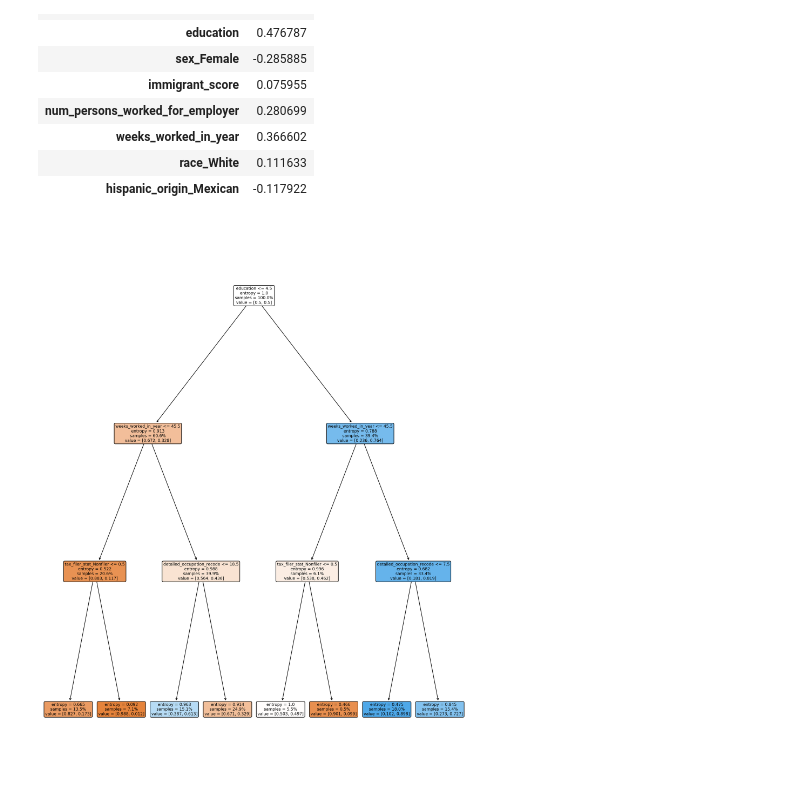
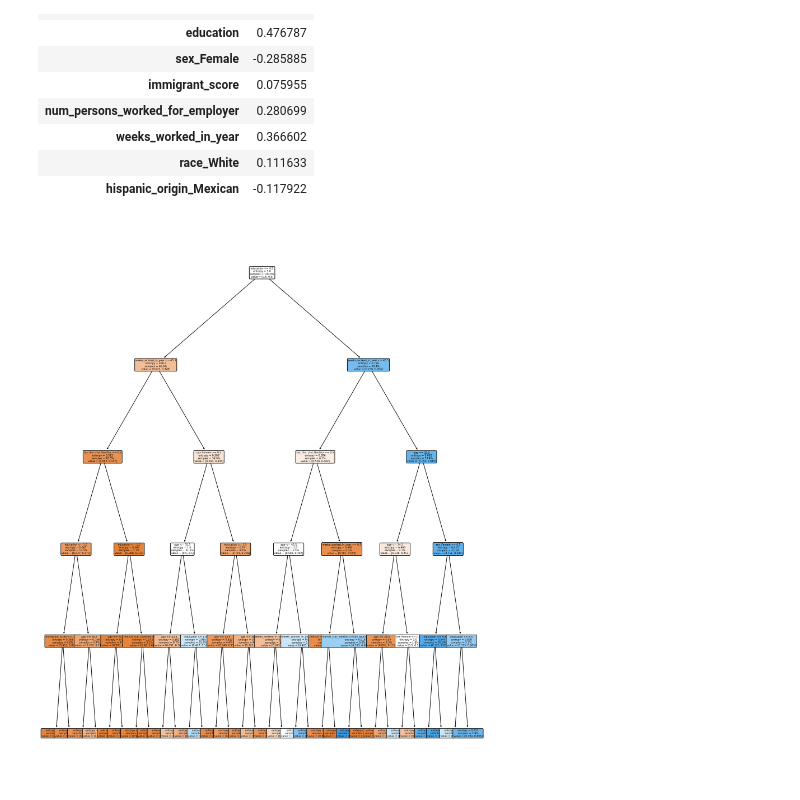
Before and after one commit to abrostoff2/us-census, a Jupyter notebook: nbs/modeling.ipynb, the cells around one changed output. Saved outputs shown, nothing was run; the diff lists cells and outputs as text; code cells hidden in the pictures.

```diff
--- a/nbs/modeling.ipynb
+++ b/nbs/modeling.ipynb
@@ -233,16 +233,16 @@ data.corr().loc[['age', 'education', 'sex_Female', 'immigrant_score', 'num_perso
 | race_White | 0.111633 |
 | hispanic_origin_Mexican | -0.117922 |
 # %%
-clf_vizualization = DecisionTreeClassifier(max_depth=3, random_state=0, min_samples_split=2, criterion='entropy')
+clf_vizualization = DecisionTreeClassifier(max_depth=5, random_state=0, min_samples_split=3, criterion='entropy')
 clf_vizualization.fit(X_train, y_train)
 fig, axes = plt.subplots(nrows = 1,ncols = 1,figsize = (15,20), dpi=300)
 
 tree.plot_tree(clf_vizualization,
                feature_names = X_train.columns,
                filled = True,
                    rounded=True,
-                   fontsize=8,
+                   fontsize=5,
                 proportion=True);
 fig.savefig('tree.png')
 # %% [output]
-[figure, old version]
+[figure, new version]
```
Also changed, not shown: 1 other file.
